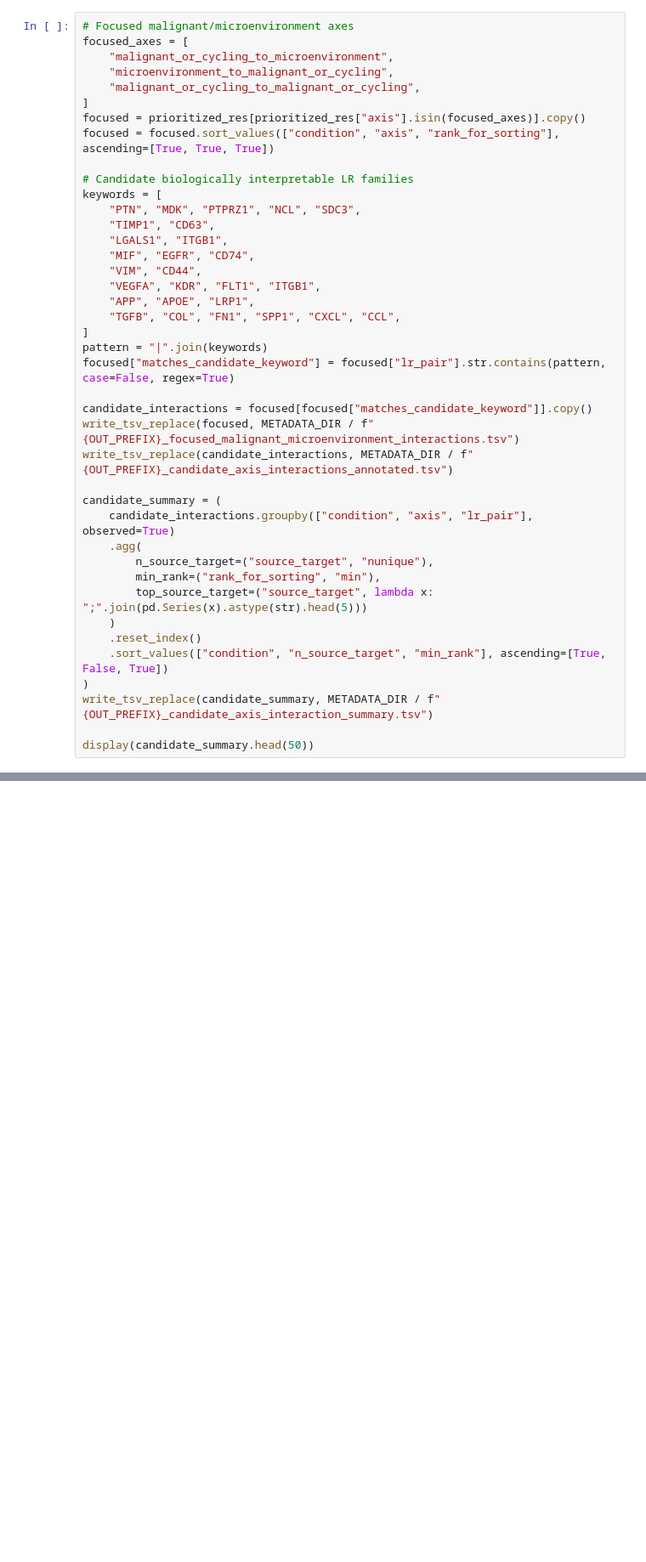
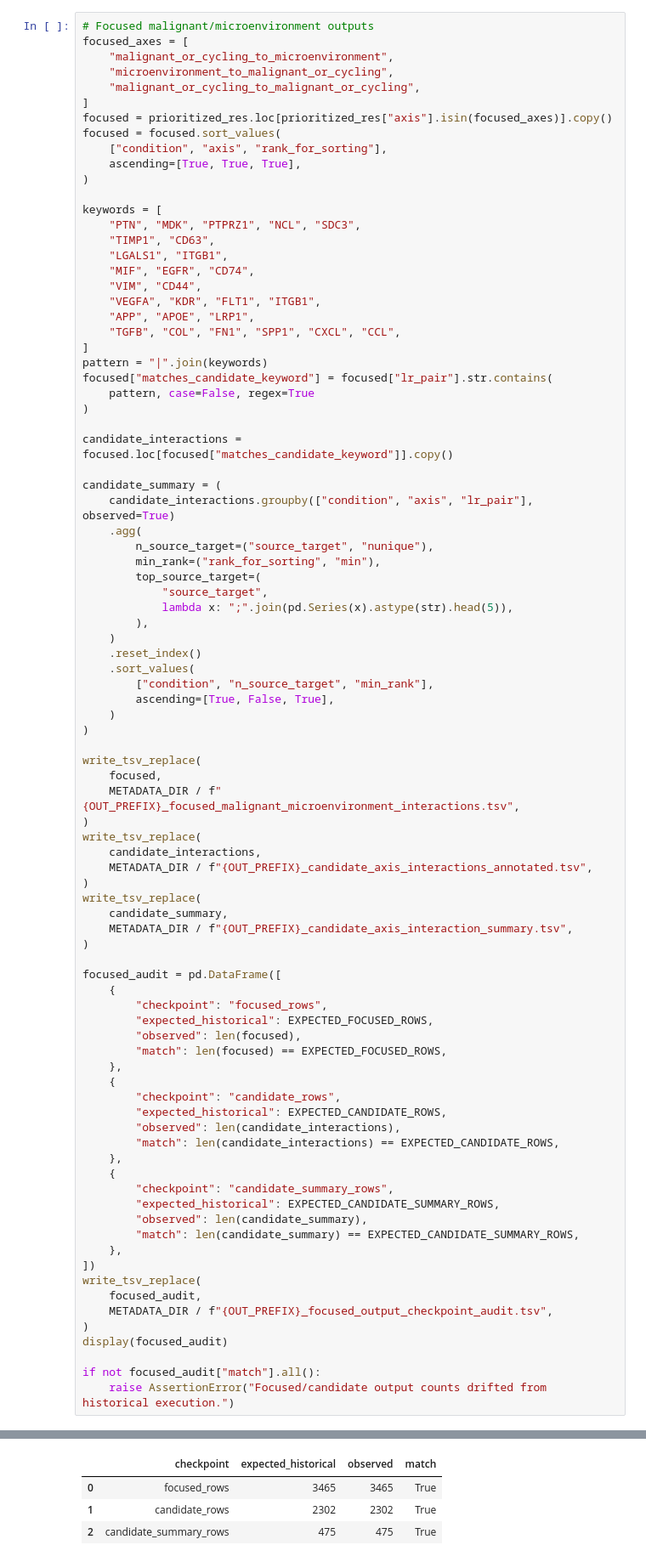
Before and after one commit to CPFeX/glioma-cnv-single-cell-atlas, a Jupyter notebook: code/01_main_analysis/28_run_liana_condition_specific.ipynb, the cells around one changed output, grey strips where cells are left out. Shown at 85% size. Saved outputs shown, nothing was run; the diff lists cells and outputs as text; blank space fills up the shorter version.

```diff
--- a/code/01_main_analysis/28_run_liana_condition_specific.ipynb
+++ b/code/01_main_analysis/28_run_liana_condition_specific.ipynb
@@ -641,14 +1303,16 @@ display(presence.head(30))
 # %%
-# Focused malignant/microenvironment axes
+# Focused malignant/microenvironment outputs
 focused_axes = [
     "malignant_or_cycling_to_microenvironment",
     "microenvironment_to_malignant_or_cycling",
     "malignant_or_cycling_to_malignant_or_cycling",
 ]
-focused = prioritized_res[prioritized_res["axis"].isin(focused_axes)].copy()
-focused = focused.sort_values(["condition", "axis", "rank_for_sorting"], ascending=[True, True, True])
+focused = prioritized_res.loc[prioritized_res["axis"].isin(focused_axes)].copy()
+focused = focused.sort_values(
+    ["condition", "axis", "rank_for_sorting"],
+    ascending=[True, True, True],
+)
 
-# Candidate biologically interpretable LR families
 keywords = [
     "PTN", "MDK", "PTPRZ1", "NCL", "SDC3",
     "TIMP1", "CD63",
@@ -660,22 +1324,68 @@ keywords = [
     "TGFB", "COL", "FN1", "SPP1", "CXCL", "CCL",
 ]
 pattern = "|".join(keywords)
-focused["matches_candidate_keyword"] = focused["lr_pair"].str.contains(pattern, case=False, regex=True)
+focused["matches_candidate_keyword"] = focused["lr_pair"].str.contains(
+    pattern, case=False, regex=True
+)
 
-candidate_interactions = focused[focused["matches_candidate_keyword"]].copy()
-write_tsv_replace(focused, METADATA_DIR / f"{OUT_PREFIX}_focused_malignant_microenvironment_interactions.tsv")
-write_tsv_replace(candidate_interactions, METADATA_DIR / f"{OUT_PREFIX}_candidate_axis_interactions_annotated.tsv")
+candidate_interactions = focused.loc[focused["matches_candidate_keyword"]].copy()
 
 candidate_summary = (
     candidate_interactions.groupby(["condition", "axis", "lr_pair"], observed=True)
     .agg(
         n_source_target=("source_target", "nunique"),
         min_rank=("rank_for_sorting", "min"),
-        top_source_target=("source_target", lambda x: ";".join(pd.Series(x).astype(str).head(5)))
+        top_source_target=(
+            "source_target",
+            lambda x: ";".join(pd.Series(x).astype(str).head(5)),
+        ),
     )
     .reset_index()
-    .sort_values(["condition", "n_source_target", "min_rank"], ascending=[True, False, True])
+    .sort_values(
+        ["condition", "n_source_target", "min_rank"],
+        ascending=[True, False, True],
+    )
 )
-write_tsv_replace(candidate_summary, METADATA_DIR / f"{OUT_PREFIX}_candidate_axis_interaction_summary.tsv")
 
-display(candidate_summary.head(50))
+write_tsv_replace(
+    focused,
+    METADATA_DIR / f"{OUT_PREFIX}_focused_malignant_microenvironment_interactions.tsv",
+)
+write_tsv_replace(
+    candidate_interactions,
+    METADATA_DIR / f"{OUT_PREFIX}_candidate_axis_interactions_annotated.tsv",
+)
+write_tsv_replace(
+    candidate_summary,
+    METADATA_DIR / f"{OUT_PREFIX}_candidate_axis_interaction_summary.tsv",
+)
+
+focused_audit = pd.DataFrame([
+    {
+        "checkpoint": "focused_rows",
+        "expected_historical": EXPECTED_FOCUSED_ROWS,
+        "observed": len(focused),
+        "match": len(focused) == EXPECTED_FOCUSED_ROWS,
+    },
+    {
+        "checkpoint": "candidate_rows",
+        "expected_historical": EXPECTED_CANDIDATE_ROWS,
+        "observed": len(candidate_interactions),
+        "match": len(candidate_interactions) == EXPECTED_CANDIDATE_ROWS,
+    },
+    {
+        "checkpoint": "candidate_summary_rows",
+        "expected_historical": EXPECTED_CANDIDATE_SUMMARY_ROWS,
+        "observed": len(candidate_summary),
+        "match": len(candidate_summary) == EXPECTED_CANDIDATE_SUMMARY_ROWS,
+    },
+])
+write_tsv_replace(
+    focused_audit,
+    METADATA_DIR / f"{OUT_PREFIX}_focused_output_checkpoint_audit.tsv",
+)
+display(focused_audit)
+
+if not focused_audit["match"].all():
+    raise AssertionError("Focused/candidate output counts drifted from historical execution.")
+# %% [output]
@@ -682 +1396,5 @@ display(candidate_summary.head(50))
+|  | checkpoint | expected_historical | observed | match |
+| 0 | focused_rows | 3465 | 3465 | True |
+| 1 | candidate_rows | 2302 | 2302 | True |
+| 2 | candidate_summary_rows | 475 | 475 | True |
 # %%
```
Also changed, not shown: parts of 26 cells of this notebook, 36 other files.
